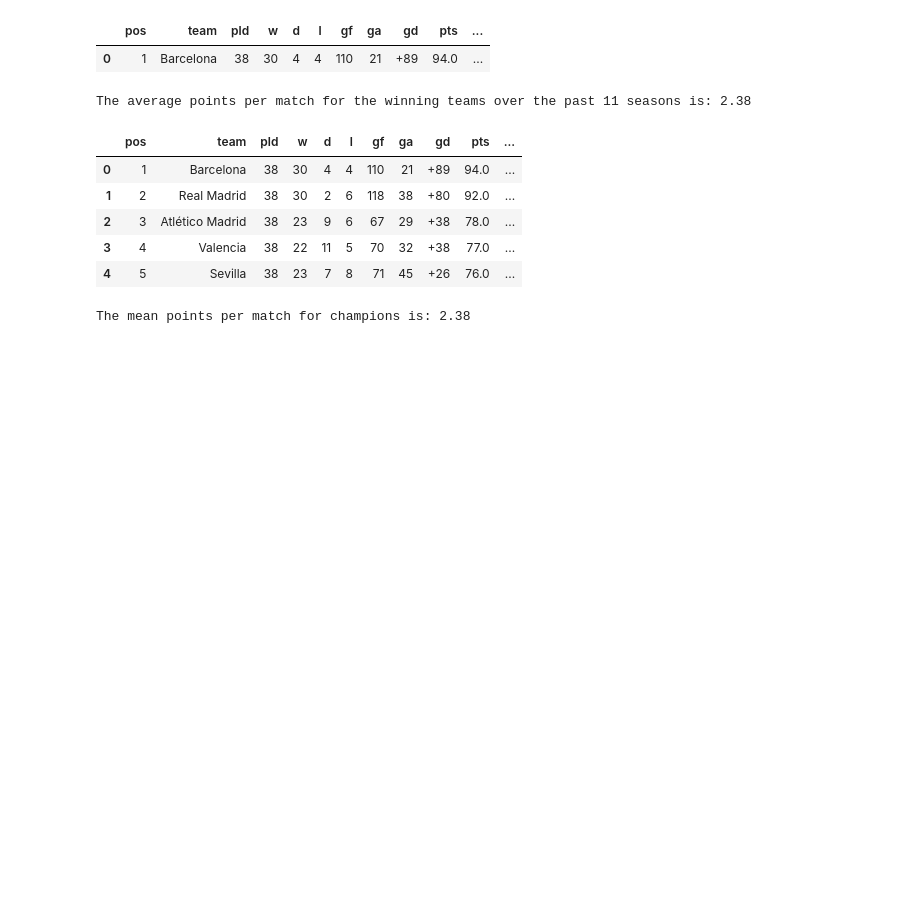
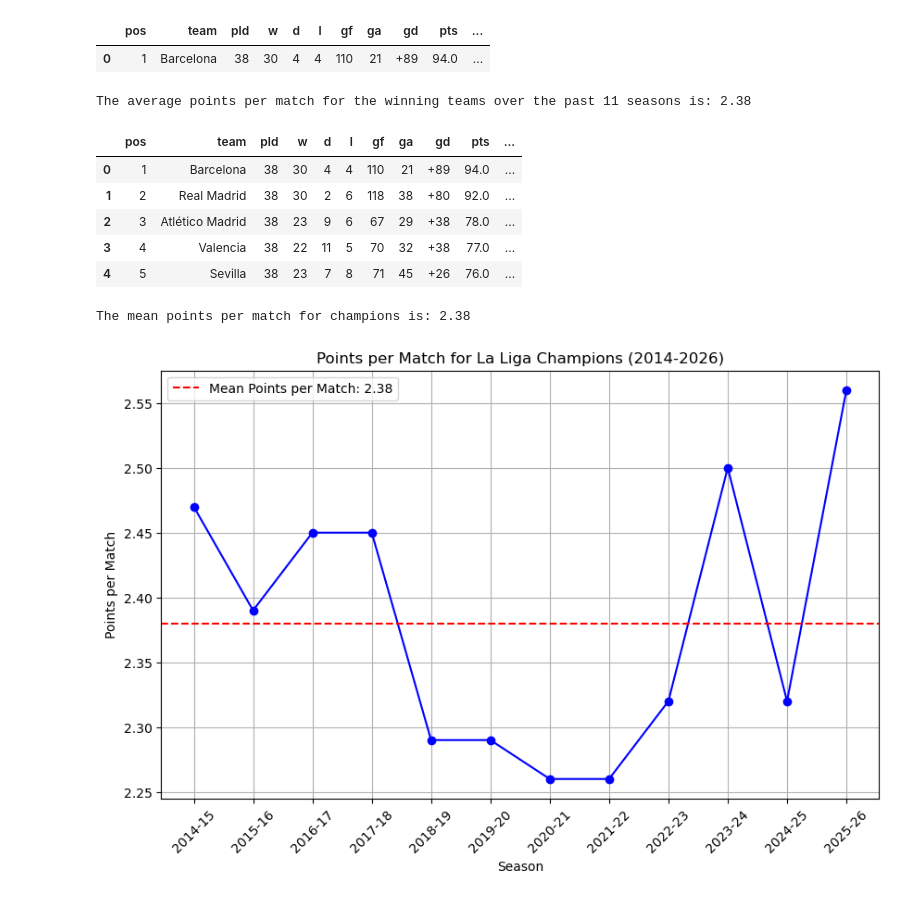
Before and after one commit to Acharya-Sachin/Laliga-25-26-Prediction-, a Jupyter notebook: laliga_data_analysis.ipynb, the cells around one changed output. Saved outputs shown, nothing was run; the diff lists cells and outputs as text; code cells hidden in the pictures; blank space fills up the shorter version.

Commit message:
Visualized points per match for champions over the seasons

```diff
--- a/laliga_data_analysis.ipynb
+++ b/laliga_data_analysis.ipynb
@@ -158,3 +158,20 @@ mean_pts_per_match_champions = full_data[full_data['is_champion'] == 1]['pts_per
 print(f"The mean points per match for champions is: {mean_pts_per_match_champions}")
 # %% [output]
 The mean points per match for champions is: 2.38
+# %%
+import matplotlib.pyplot as plt
+
+#visualizing points per match for champions over the seasons
+champions_data = full_data[full_data['is_champion'] == 1]
+plt.figure(figsize=(10, 6))
+plt.plot(champions_data['season'], champions_data['pts_per_match'], marker='o', linestyle='-', color='b')
+plt.axhline(y=mean_pts_per_match_champions, color='r', linestyle='--', label=f'Mean Points per Match: {mean_pts_per_match_champions}')
+plt.title('Points per Match for La Liga Champions (2014-2026)')
+plt.xlabel('Season')
+plt.ylabel('Points per Match')
+plt.xticks(rotation=45)
+plt.grid()
+plt.legend()
+plt.show()
+# %% [output]
+[figure, added]
```
